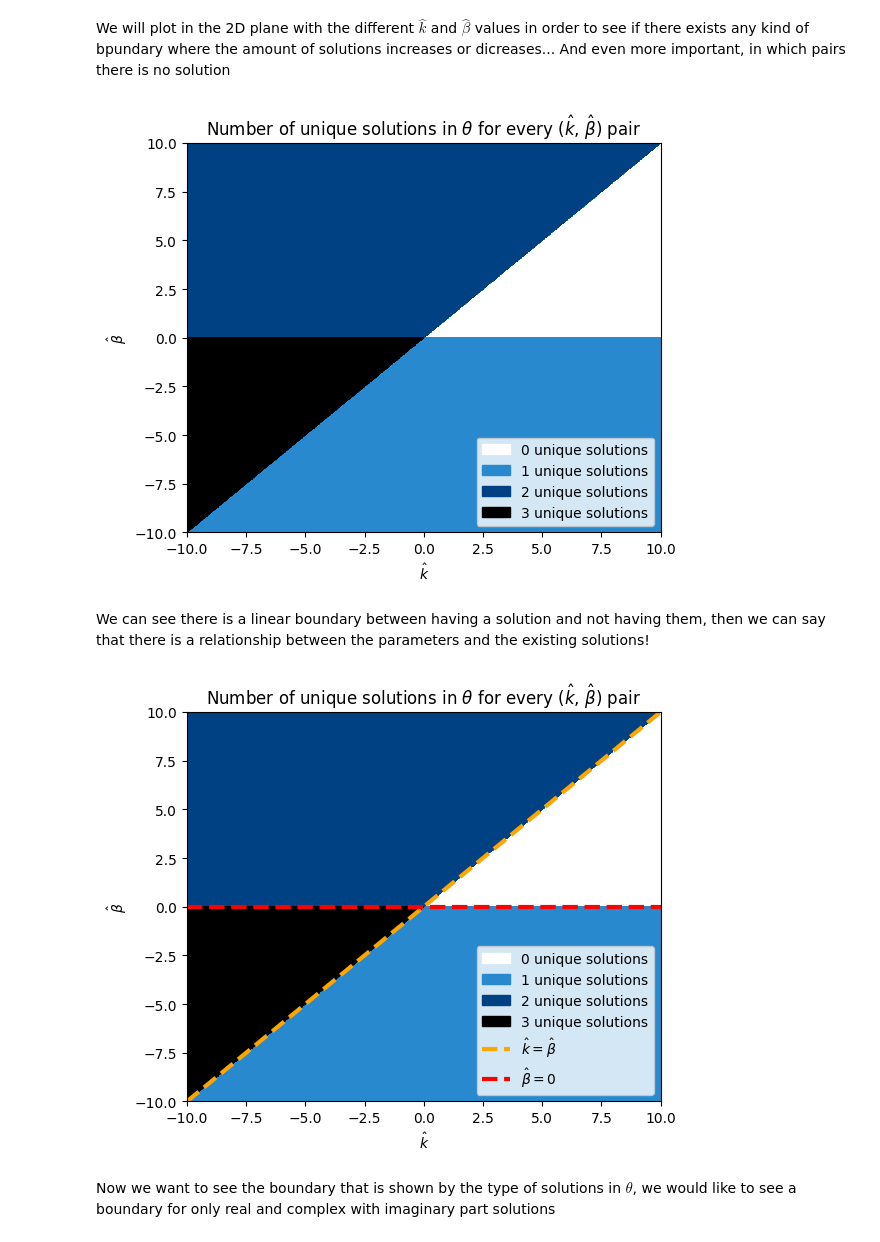
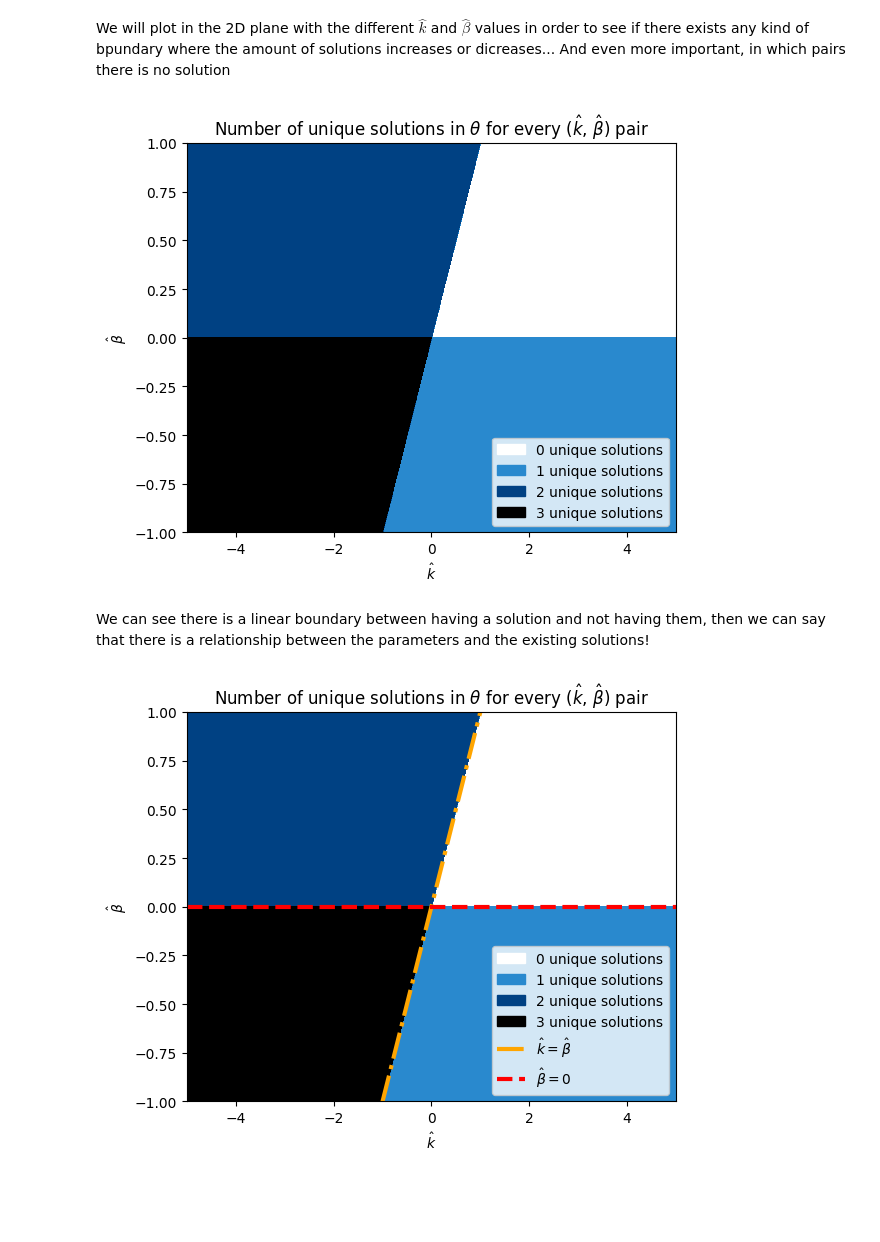
Before and after one commit to omardtl24/Mag_Isol_Numerical, a Jupyter notebook: scripts/Magnetic isolation solutions analysis.ipynb, the cells around one changed output. Cells and saved outputs as stored; diff of their text form; code cells hidden in the pictures; blank space fills up the shorter version.

```diff
--- a/scripts/Magnetic isolation solutions analysis.ipynb
+++ b/scripts/Magnetic isolation solutions analysis.ipynb
@@ -117,8 +20,8 @@ We will plot in the 2D plane with the different $\hat{k}$ and $\hat{\beta}$ valu
 # %%
 count_unique = lambda k, b: len(np.unique(theta_values(k, b)))
 
-min_k, max_k = -10, 10
-min_b, max_b = -10, 10
+min_k, max_k = -5, 5
+min_b, max_b = -1, 1
 n_points = 1000
 
 k = np.linspace(min_k, max_k, n_points)
@@ -143,45 +46,44 @@ plt.title('Number of unique solutions in $\\theta$ for every ($\\hat{k}$, $\\hat
 plt.tight_layout()
 plt.show()
 # %% [output]
-[figure, old version]
+[figure, new version]
 # %% [markdown]
 We can see there is a linear boundary between having a solution and not having them, then we can say that there is a relationship between the parameters and the existing solutions!
 # %%
 count_unique = lambda k, b: len(np.unique(theta_values(k, b)))
 
-min_k, max_k = -10, 10
-min_b, max_b = -10, 10
+min_k, max_k = -5, 5
+min_b, max_b = -1, 1
 n_points = 1000
 
 k = np.linspace(min_k, max_k, n_points)
 b = np.linspace(min_b, max_b, n_points)
 K, B = np.meshgrid(k, b)
 Z = np.vectorize(count_unique)(K, B)
 
 levels = np.arange(-1, 5)
 colors = ["#FFFFFF", "#2989ce", "#004183", "#000000"]
 
 plt.figure(figsize=(6, 5))
 contour = plt.contourf(K, B, Z, levels=levels, colors=colors, extend='both')
 
-line1, = plt.plot([min_k, max_k], [min_b, max_b], color='orange', linestyle='--', linewidth=3,
-                  label='$\\hat{k} = \\hat{\\beta}$')
+plot_min_k = max(min_k, min_b)
+plot_max_k = min(max_k, max_b)
+line1, = plt.plot([plot_min_k, plot_max_k], [plot_min_k, plot_max_k], color='orange', linestyle='-.', linewidth=3, label=r"$\hat{k} = \hat{\beta}$")
 line2, = plt.plot([min_k, max_k], [0, 0], color='red', linestyle='--', linewidth=3,
                   label='$\\hat{\\beta} = 0$')
 
 legend_labels = [str(i) for i in range(4)]
 legend_patches = [Patch(color=color, label=f'{label} unique solutions') for color, label in zip(colors, legend_labels)]
 
 # Combine handles for full legend
 all_handles = legend_patches + [line1, line2]
 plt.legend(handles=all_handles, loc='lower right')
 
 plt.xlabel('$\\hat{k}$')
 plt.ylabel('$\\hat{\\beta}$')
 plt.title('Number of unique solutions in $\\theta$ for every ($\\hat{k}$, $\\hat{\\beta}$) pair')
 plt.tight_layout()
 plt.show()
 # %% [output]
-[figure, old version]
+[figure, new version]
-# %% [markdown]
-Now we want to see the boundary that is shown by the type of solutions in $\theta$, we would like to see a boundary for only real and complex with imaginary part solutions
```
Also changed, not shown: parts of 14 cells of this notebook, 6 other files.
